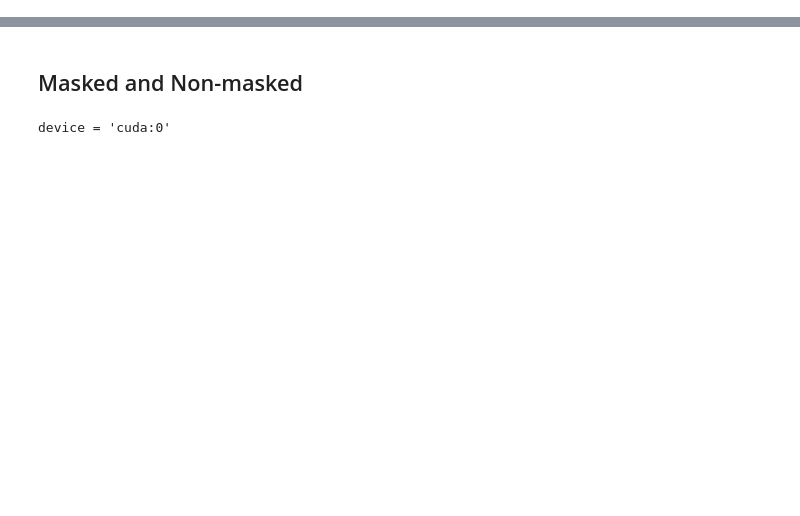
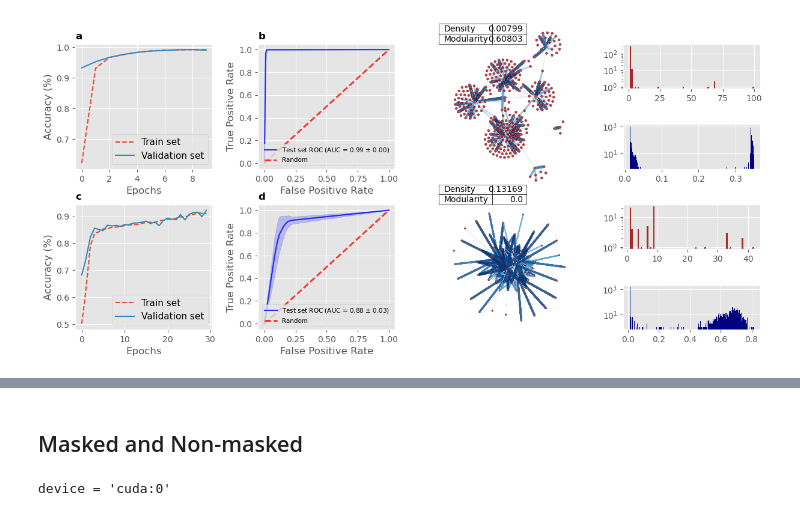
Before and after one commit to DeepenData/Graph_Neural_Networks_and_Phenylketonuria, a Jupyter notebook: src/step09_make_figure_2.ipynb, the cells around one changed output, grey strips where cells are left out. Cells and saved outputs as stored; diff of their text form; code cells hidden in the pictures; blank space fills up the shorter version.

```diff
--- a/src/step09_make_figure_2.ipynb
+++ b/src/step09_make_figure_2.ipynb
@@ -0,0 +229,54 @@
+# %%
+import matplotlib.pyplot as plt
+
+fig = plt.figure(figsize=(19,5))
+ax0 = plt.subplot2grid((4, 8), (0, 0), rowspan=2 , colspan=2)
+ax1 = plt.subplot2grid((4, 8), (0, 2), rowspan=2 ,colspan=2)
+ax2 = plt.subplot2grid((4, 8), (0, 4), rowspan=2 ,colspan=2)
+
+ax3 = plt.subplot2grid((4, 8), (0, 6), rowspan=1 ,colspan=2)
+ax4 = plt.subplot2grid((4, 8), (1, 6), rowspan=1 ,colspan=2)
+
+ax5 = plt.subplot2grid((4, 8), (2, 0), rowspan=2 , colspan=2)
+ax6 = plt.subplot2grid((4, 8), (2, 2), rowspan=2 ,colspan=2)
+ax7 = plt.subplot2grid((4, 8), (2, 4), rowspan=2 ,colspan=2)
+
+ax8 = plt.subplot2grid((4, 8), (2, 6), rowspan=1 ,colspan=2)
+ax9 = plt.subplot2grid((4, 8), (3, 6), rowspan=1 ,colspan=2)
+
+
+
+plt.subplots_adjust(left=0.1, bottom=0.1, right=.7, top=1.05, wspace=1, hspace=0.8)
+
+
+put_Learning_curve(all_train_accuracy_Unmasked, all_validation_accuracy_Unmasked, ax0, 'a')
+put_ROC_in_subplot(base_fpr_Unmasked, mean_tprs_Unmasked, tprs_lower_Unmasked, tprs_upper_Unmasked, mean_auc_Unmasked, std_auc_Unmasked,
+                   ax1, xlabel = 'False Positive Rate', letter = 'b')
+
+
+place_image(graph_NON_masked, ax=ax2,zoom=0.2,Density=NON_masked_density, Modularity=NON_masked_modularity, table_pos = 'top')
+
+
+put_Learning_curve(all_train_accuracy_MASKED, all_validation_accuracy_MASKED, ax5, 'c')
+put_ROC_in_subplot(base_fpr_MASKED, mean_tprs_MASKED, tprs_lower_MASKED, tprs_upper_MASKED, mean_auc_MASKED, std_auc_MASKED,
+                   ax6, xlabel = 'False Positive Rate', letter = 'd')
+
+
+place_image(graph_masked, ax=ax7,zoom=0.15,Density=masked_density, Modularity=masked_modularity, table_pos = 'top')
+
+
+
+ax3.hist(get_degree_sequence(NX_Non_masked), bins=80, color='brown')
+ax3.set_yscale('log')
+
+ax4.hist(edge_weights_Non_masked.select_dtypes(float).mean(), bins=200, color='navy')
+ax4.set_yscale('log')
+
+ax8.hist(get_degree_sequence(NX_masked), bins=80, color='brown')
+ax8.set_yscale('log')
+
+
+ax9.hist(edge_weights_Masked.select_dtypes(float).mean(), bins=200, color='navy')
+ax9.set_yscale('log')
+# %% [output]
+[figure, added]
```
Also changed, not shown: parts of 15 cells of this notebook, 3 other files.
